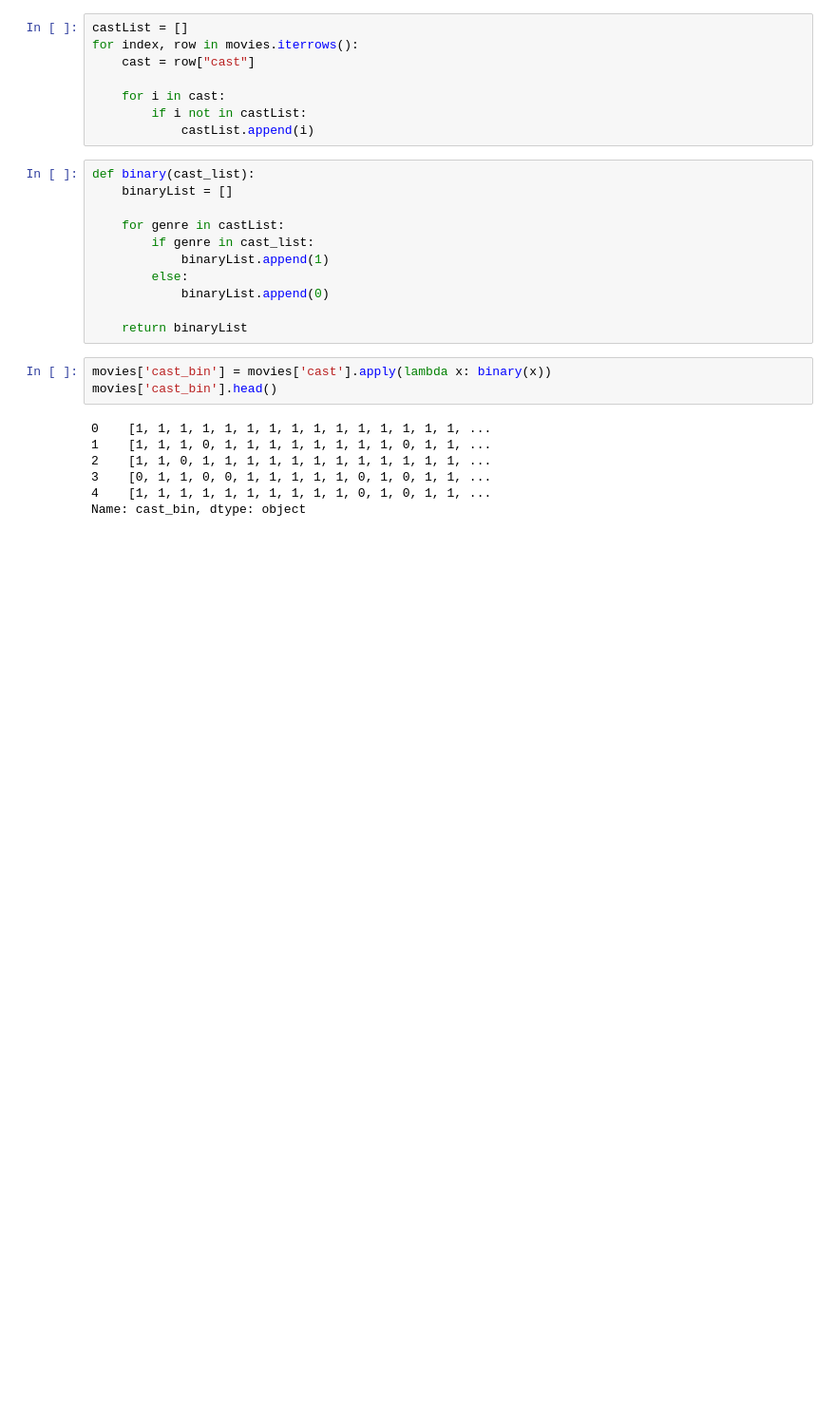
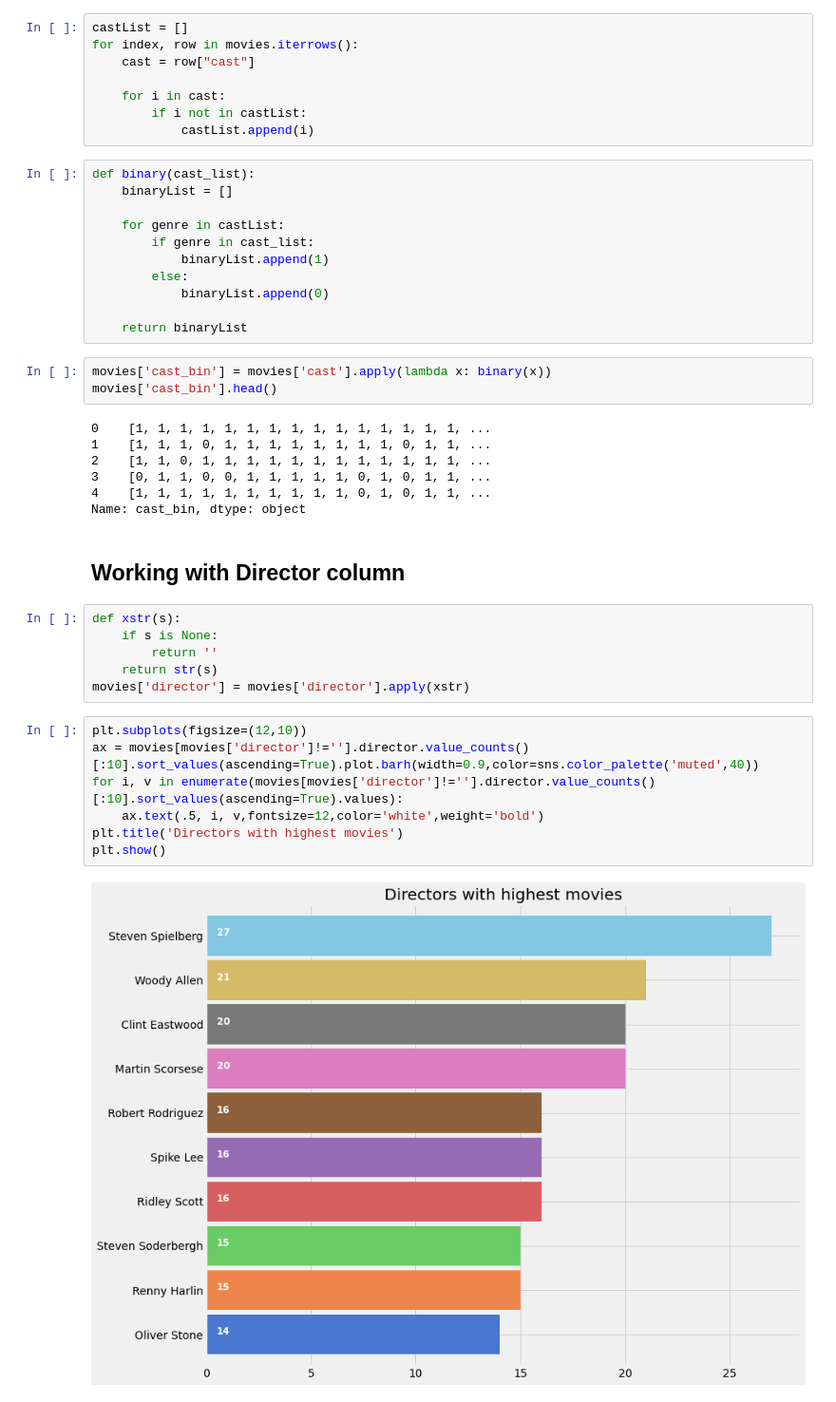
Before and after one commit to theyug7/movie-recommendation-, a Jupyter notebook: Movie Recommendation .ipynb, the cells around one changed output. Shown: that part at 95% size. Drawn from its saved outputs; the diff is of its cells as text; blank space fills up the shorter version.

Commit message:
working with director

```diff
--- a/Movie Recommendation .ipynb
+++ b/Movie Recommendation .ipynb
@@ -329,3 +329,20 @@ movies['cast_bin'].head()
 3    [0, 1, 1, 0, 0, 1, 1, 1, 1, 1, 0, 1, 0, 1, 1, ...
 4    [1, 1, 1, 1, 1, 1, 1, 1, 1, 1, 0, 1, 0, 1, 1, ...
 Name: cast_bin, dtype: object
+# %% [markdown]
+## **Working with Director column**
+# %%
+def xstr(s):
+    if s is None:
+        return ''
+    return str(s)
+movies['director'] = movies['director'].apply(xstr)
+# %%
+plt.subplots(figsize=(12,10))
+ax = movies[movies['director']!=''].director.value_counts()[:10].sort_values(ascending=True).plot.barh(width=0.9,color=sns.color_palette('muted',40))
+for i, v in enumerate(movies[movies['director']!=''].director.value_counts()[:10].sort_values(ascending=True).values):
+    ax.text(.5, i, v,fontsize=12,color='white',weight='bold')
+plt.title('Directors with highest movies')
+plt.show()
+# %% [output]
+[figure, added]
```
